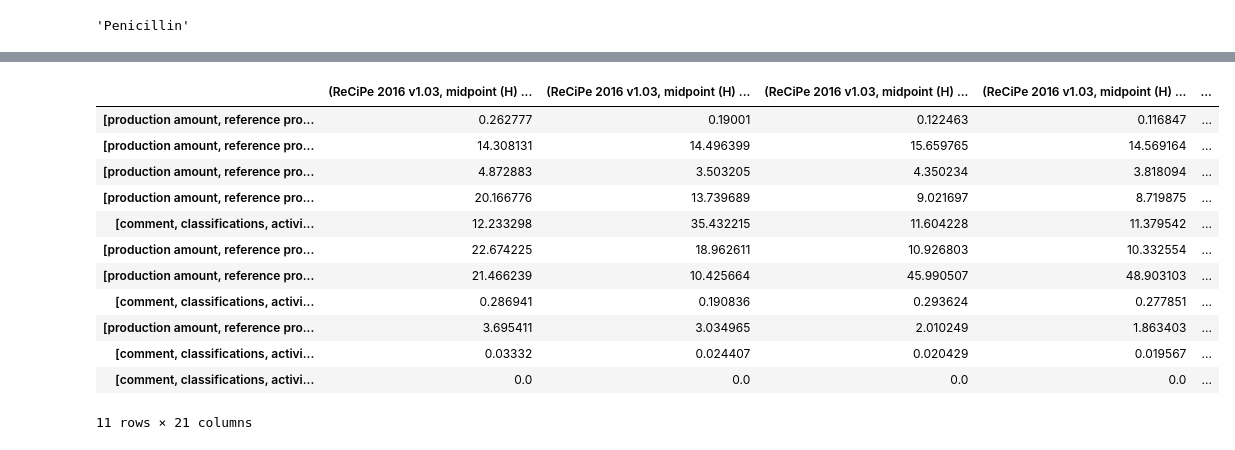
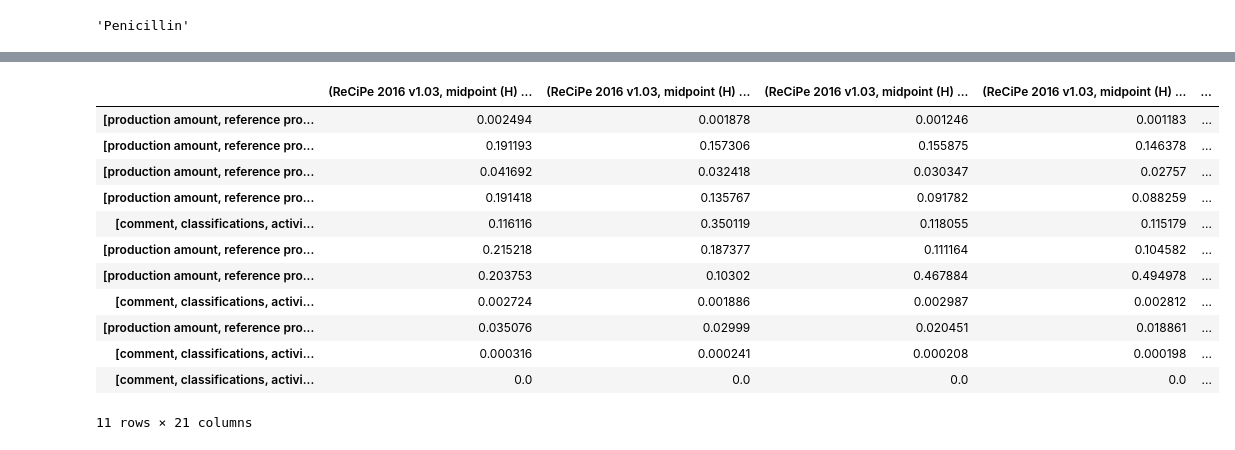
Before and after one commit to RuneWF/penicilin, a Jupyter notebook: Jupyter scripts/playground.ipynb, the cells around one changed output, grey strips where cells are left out. Saved outputs shown, nothing was run; the diff lists cells and outputs as text; code cells hidden in the pictures.

```diff
--- a/Jupyter scripts/playground.ipynb
+++ b/Jupyter scripts/playground.ipynb
@@ -88,0 +68,12 @@ bd.projects.current
+# %%
+db_lst = []
+reload = False
+for sheet in sheets_to_import:
+    data = pd.read_excel(var.system_path, sheet_name=sheet)
+    db_lst.append(data.columns[1])
+    if data.columns[1] not in bd.databases:
+        print(f"{data.columns[1]} not in {bd.projects.current}")
+        reload = True
+        break
+    else:
+        print(f"{data.columns[1]} in {bd.projects.current}")
@@ -89,5 +86,5 @@ bd.projects.current
 # %%
-fu_all = data[0]["Penicillin G, Defined daily dose"]
+fu_all = data["Penicillin G, defined system"]
 fu_sep = []
 for key, item in fu_all.items():
     fu_sep.append({key : item})
@@ -115,5 +112,5 @@ for act in var.db:
 # %%
-fu_all = data[0]["Penicillin G, Defined daily dose"]
+fu_all = data["Penicillin G, defined system"]
 fu_sep = []
 idx_lst = []
 acts = list(fu_all.keys())
@@ -121,11 +118,8 @@ val = fu_all[acts[1]]
 scaling_dct = st.treatment_quantity(var.system_path, var.db)
 
 for key, item in fu_all.items():
-    if key == acts[1]:
-        # for exc in acts[1].exchanges():
-        #     if exc["type"] == "technosphere":
-        #         fu_sep.append({exc.input : exc["amount"]*val})
-        #         idx_lst.append(exc.input)
+    if "glass vials" in str(key):
+
         fu_sep.append({key : item})
         idx_lst.append(key)
         for act in var.db:
@@ -152,9 +152,9 @@ idx_lst
 # %%
 calc_setup_name = str(act)
-bd.calculation_setups[calc_setup_name] = {'inv': fu_sep, 'ia': data[1]}
+bd.calculation_setups[calc_setup_name] = {'inv': fu_sep, 'ia': var.lcia_impact_method()}
 mylca = bc.MultiLCA(calc_setup_name)
 res = mylca.results
-df_contr = pd.DataFrame(0, index=idx_lst, columns=data[1], dtype=object)
+df_contr = pd.DataFrame(0, index=idx_lst, columns=var.lcia_impact_method(), dtype=object)
 
 # Store results in DataFrame
 for col, arr in enumerate(res):
@@ -179,25 +179,24 @@ df_contr
 # %%
 
 df_contr_copy = dc(df_contr)
 for col in df_contr_copy.columns:
     tot = df_contr_copy[col].to_numpy().sum()
     for idx, row in df_contr_copy.iterrows():
         row[col] /= tot
-        row[col] *= 100
 # mid_copy[data[1][1]].to_frame()
 
 df_contr_copy
 # %% [output]
 |  | (ReCiPe 2016 v1.03, midpoint (H) ... | (ReCiPe 2016 v1.03, midpoint (H) ... | (ReCiPe 2016 v1.03, midpoint (H) ... | (ReCiPe 2016 v1.03, midpoint (H) ... | ... |
-| [production amount, reference pro... | 0.262777 | 0.19001 | 0.122463 | 0.116847 | ... |
-| [production amount, reference pro... | 14.308131 | 14.496399 | 15.659765 | 14.569164 | ... |
-| [production amount, reference pro... | 4.872883 | 3.503205 | 4.350234 | 3.818094 | ... |
-| [production amount, reference pro... | 20.166776 | 13.739689 | 9.021697 | 8.719875 | ... |
-| [comment, classifications, activi... | 12.233298 | 35.432215 | 11.604228 | 11.379542 | ... |
-| [production amount, reference pro... | 22.674225 | 18.962611 | 10.926803 | 10.332554 | ... |
-| [production amount, reference pro... | 21.466239 | 10.425664 | 45.990507 | 48.903103 | ... |
-| [comment, classifications, activi... | 0.286941 | 0.190836 | 0.293624 | 0.277851 | ... |
-| [production amount, reference pro... | 3.695411 | 3.034965 | 2.010249 | 1.863403 | ... |
-| [comment, classifications, activi... | 0.03332 | 0.024407 | 0.020429 | 0.019567 | ... |
+| [production amount, reference pro... | 0.002494 | 0.001878 | 0.001246 | 0.001183 | ... |
+| [production amount, reference pro... | 0.191193 | 0.157306 | 0.155875 | 0.146378 | ... |
+| [production amount, reference pro... | 0.041692 | 0.032418 | 0.030347 | 0.02757 | ... |
+| [production amount, reference pro... | 0.191418 | 0.135767 | 0.091782 | 0.088259 | ... |
+| [comment, classifications, activi... | 0.116116 | 0.350119 | 0.118055 | 0.115179 | ... |
+| [production amount, reference pro... | 0.215218 | 0.187377 | 0.111164 | 0.104582 | ... |
+| [production amount, reference pro... | 0.203753 | 0.10302 | 0.467884 | 0.494978 | ... |
+| [comment, classifications, activi... | 0.002724 | 0.001886 | 0.002987 | 0.002812 | ... |
+| [production amount, reference pro... | 0.035076 | 0.02999 | 0.020451 | 0.018861 | ... |
+| [comment, classifications, activi... | 0.000316 | 0.000241 | 0.000208 | 0.000198 | ... |
 | [comment, classifications, activi... | 0.0 | 0.0 | 0.0 | 0.0 | ... |
 11 rows × 21 columns
```
Also changed, not shown: parts of 37 cells of this notebook, 29 other files.
